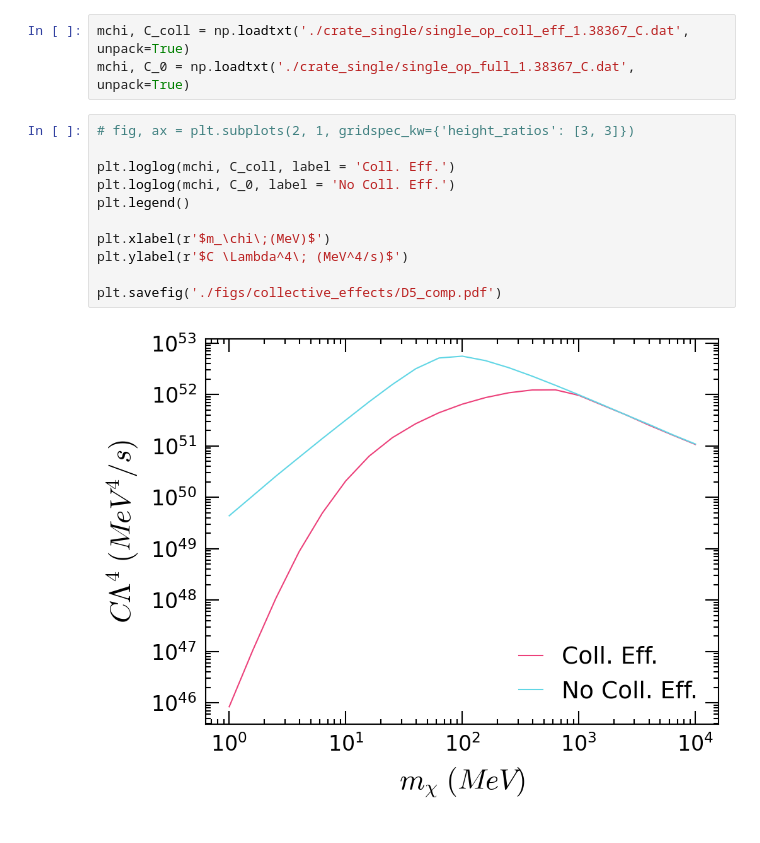
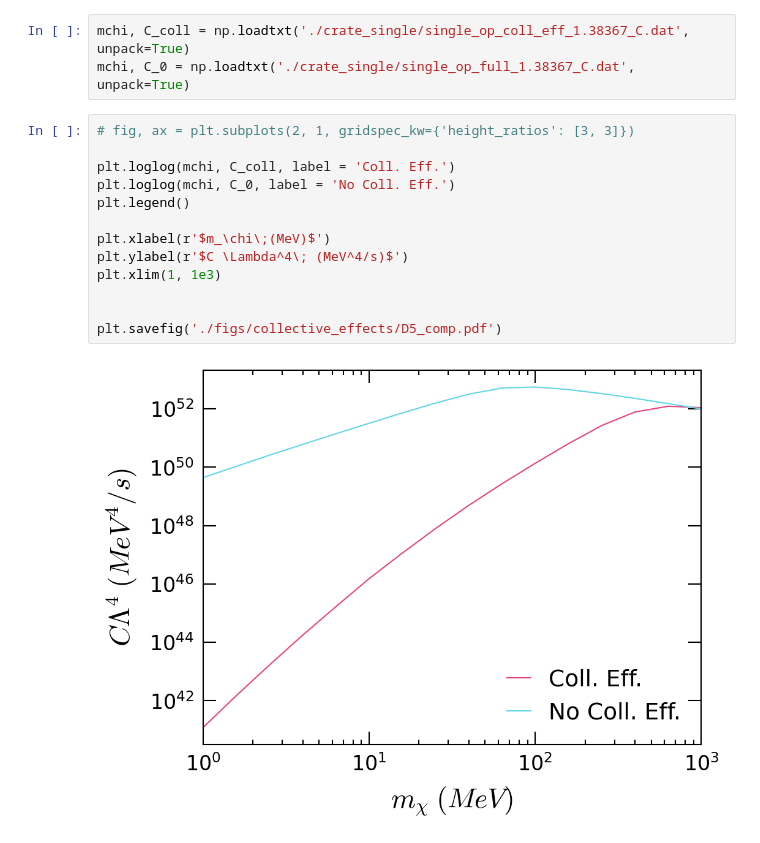
Before and after one commit to mvirgato/WD_e_capture, a Jupyter notebook: plots_cratedn_full.ipynb, the cells around one changed output. Saved outputs shown, nothing was run; the diff lists cells and outputs as text.

```diff
--- a/plots_cratedn_full.ipynb
+++ b/plots_cratedn_full.ipynb
@@ -1074,16 +1074,18 @@ mchi, C_0 = np.loadtxt('./crate_single/single_op_full_1.38367_C.dat', unpack=Tru
 # %%
 # fig, ax = plt.subplots(2, 1, gridspec_kw={'height_ratios': [3, 3]})
 
 plt.loglog(mchi, C_coll, label = 'Coll. Eff.')
 plt.loglog(mchi, C_0, label = 'No Coll. Eff.')
 plt.legend()
 
 plt.xlabel(r'$m_\chi\;(MeV)$')
 plt.ylabel(r'$C \Lambda^4\; (MeV^4/s)$')
+plt.xlim(1, 1e3)
+
 
 plt.savefig('./figs/collective_effects/D5_comp.pdf')
 # %% [output]
-[figure, old version]
+[figure, new version]
 # %%
 plt.loglog(mchi, C_0/C_coll)
 plt.xlabel(r'$m_\chi\;(MeV)$')
```
Also changed, not shown: parts of 1 cell of this notebook, 13 other files.
